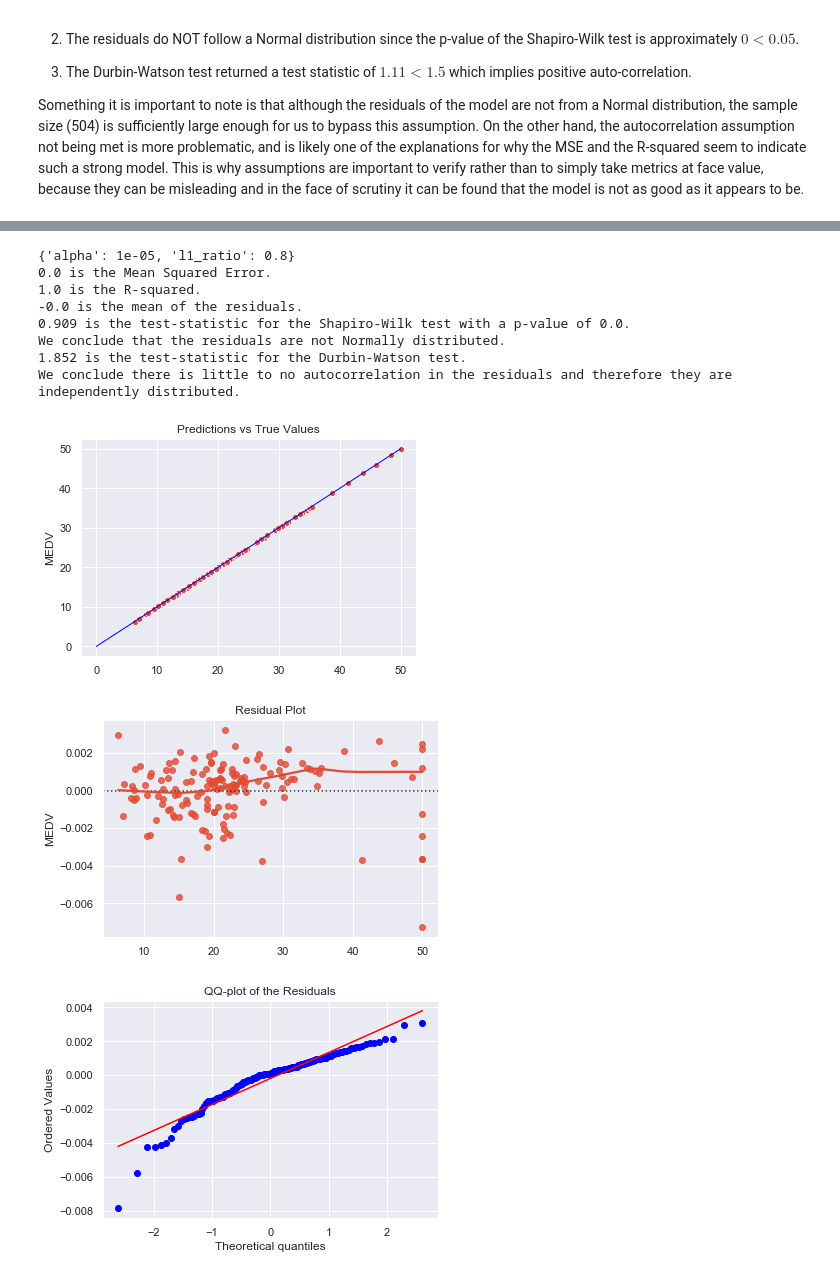
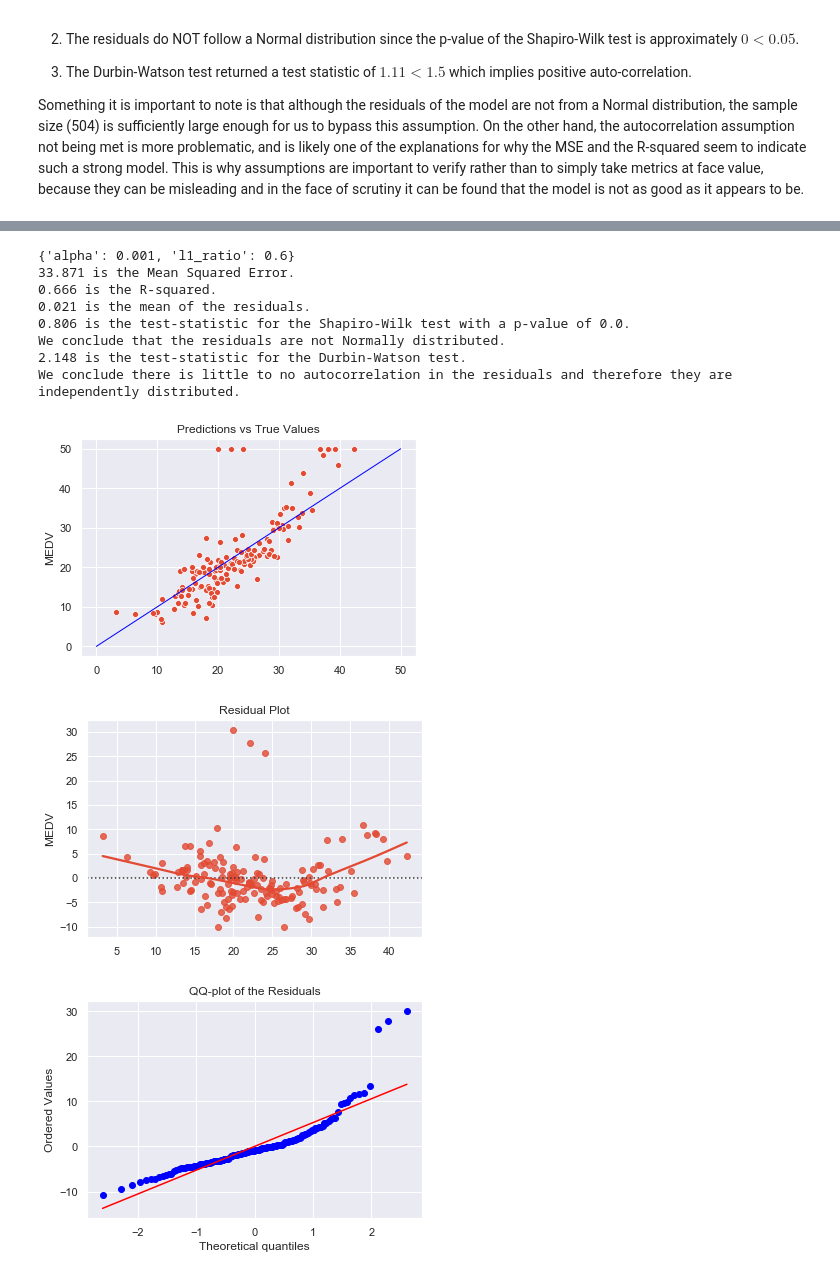
Before and after one commit to jstevenr/housing-price-regression, a Jupyter notebook: housing-prices.ipynb, the cells around one changed output, grey strips where cells are left out. Cells and saved outputs as stored; diff of their text form; code cells hidden in the pictures.

Commit message:
Changes including comparing the models against one another.

```diff
--- a/housing-prices.ipynb
+++ b/housing-prices.ipynb
@@ -121,7 +124,7 @@ In supervised learning, particularly linear regression as we are utilizing here,
 # %%
 # Assigning the response variable as y and the target variables as X
 y = df['MEDV']
-X = df.drop('MEDV', axis = 1)
+X = pd.DataFrame(boston.data, columns = boston.feature_names)
 
 # drop features that are highly correlated with other features
 # matrix of absolute values of correlation
@@ -132,5 +135,6 @@ upper = corr_matrix.where(np.triu(np.ones(corr_matrix.shape), k=1).astype(np.boo
 
 # Find index of feature columns with correlation greater than 0.75
 to_drop = [column for column in upper.columns if any(upper[column] > 0.75)]
+to_drop.append('MEDV') # adding response variable to drop list
 print(to_drop)
 # %% [output]
@@ -208,20 +229,8 @@ X_test = scaler.transform(X_test)
 # %%
-# function that fits a regression model, prints MSE and R-squared, and returns predictions
-def fit_model(regr, X_train, y_train, y_test):
-    # fit model
-    model = regr.fit(X_train, y_train)
-    y_pred = model.predict(X_test)
+# function that finds the mean of the residuals, tests for Normality and independence
 
-    # Mean Squared Error
-    mse = round(mean_squared_error(y_test, y_pred), 3)
-    print("{} is the Mean Squared Error.".format(mse))
+def residual_tests(residuals):
 
-    # R-squared
-    r_squared = round(model.score(X_test, y_test), 3)
-    print("{} is the R-squared.".format(r_squared))
-
-    # Residuals
-    residuals = y_test - y_pred
     residuals_mean = round(np.mean(residuals), 3)
     print("{} is the mean of the residuals.".format(residuals_mean))
 
@@ -244,8 +253,6 @@ def fit_model(regr, X_train, y_train, y_test):
         print("We conclude there is positive autocorrelation in the residuals.")
     else:
         print("We conclude there is little to no autocorrelation in the residuals and therefore they are independently distributed.")
-
-    return(y_pred)
 # %%
 # function that plots the predicted values against the true values, the residual plot, and the QQ-plot of the residuals
 # requires seaborn and matplotlib.pyplot
@@ -399,33 +478,45 @@ We conclude there is little to no autocorrelation in the residuals and therefore
 # %%
 # Elastic Net Regression
 
 # find the best hyperparameters
 elastic = ElasticNet(normalize = True)
 search = GridSearchCV(estimator = elastic,
                     param_grid = {'alpha':np.logspace(-5,2,8),'l1_ratio':[.2,.4,.6,.8]},
                     scoring = 'neg_mean_squared_error',n_jobs = 1,refit = True,cv = 10)
 search.fit(X_train, y_train)
 print(search.best_params_)
 
 # Fitting the model
 regr_Elastic = ElasticNet(normalize = True, alpha = 0, l1_ratio = 0.8)
-predictions_EN = fit_model(regr_Elastic, X_train, y_train, y_test)
-residuals_EN = y_test - predictions_EN
+model_Elastic = regr_Elastic.fit(X_train, y_train)
+predictions_Elastic = model_Elastic.predict(X_test)
+
+# MSE
+mse_Elastic = round(mean_squared_error(y_test, predictions_Elastic), 3)
+print("{} is the Mean Squared Error.".format(mse_Elastic))
+
+# R-squared
+r2_Elastic = round(model_Elastic.score(X_test, y_test), 3)
+print("{} is the R-squared.".format(r2_Elastic))
+
+# Residuals
+residuals_Elastic = y_test - predictions_Elastic
+residual_tests(residuals_Elastic)
 
 # Plotting
-plot_model_diagnostics(predictions_EN, y_test, residuals_EN)
+plot_model_diagnostics(predictions_Elastic, y_test, residuals_Elastic)
 # %% [output]
-{'alpha': 1e-05, 'l1_ratio': 0.8}
-0.0 is the Mean Squared Error.
-1.0 is the R-squared.
--0.0 is the mean of the residuals.
-0.909 is the test-statistic for the Shapiro-Wilk test with a p-value of 0.0.
+{'alpha': 0.001, 'l1_ratio': 0.6}
+33.871 is the Mean Squared Error.
+0.666 is the R-squared.
+0.021 is the mean of the residuals.
+0.806 is the test-statistic for the Shapiro-Wilk test with a p-value of 0.0.
 We conclude that the residuals are not Normally distributed.
-1.852 is the test-statistic for the Durbin-Watson test.
+2.148 is the test-statistic for the Durbin-Watson test.
 We conclude there is little to no autocorrelation in the residuals and therefore they are independently distributed.
-[figure, old version]
+[figure, new version]
-[figure, old version]
+[figure, new version]
-[figure, old version]
+[figure, new version]
 # %%
 # Gradient Boosting Regressor
 regr_GBR = GradientBoostingRegressor(random_state = 10, n_estimators = 400)
```
Also changed, not shown: parts of 16 cells of this notebook.
